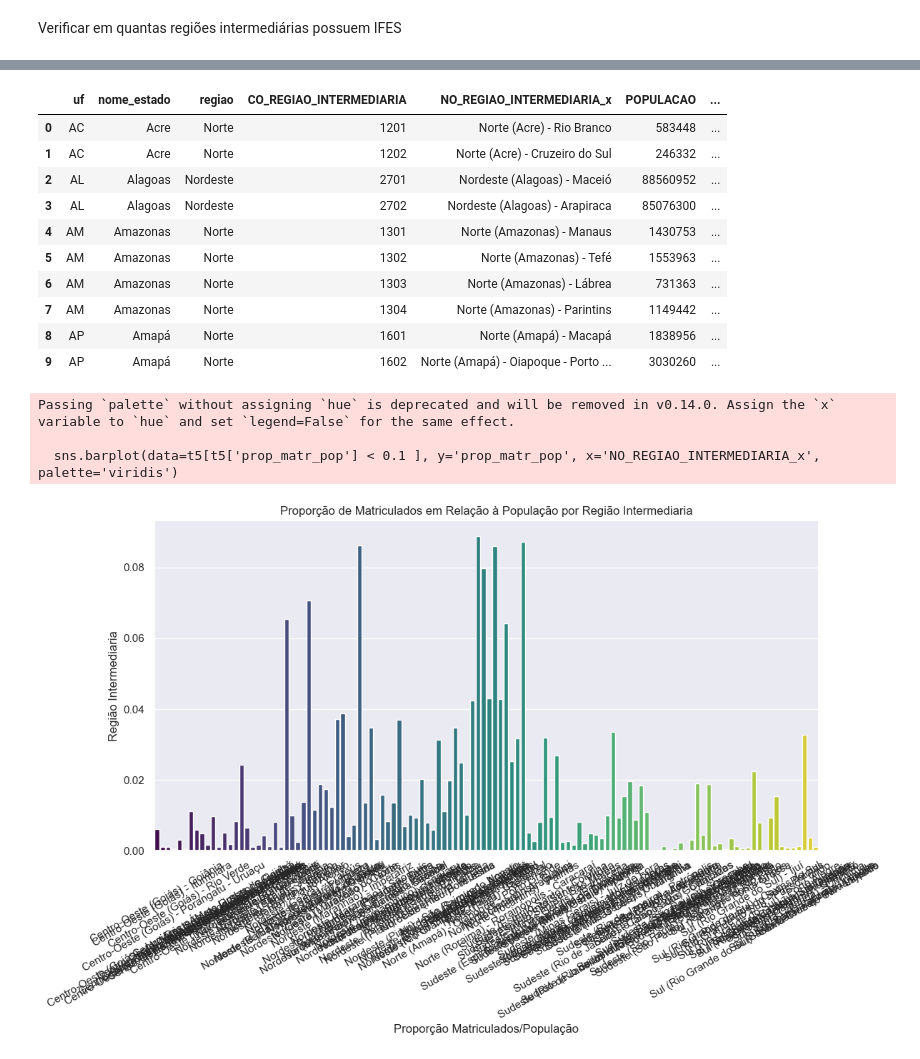
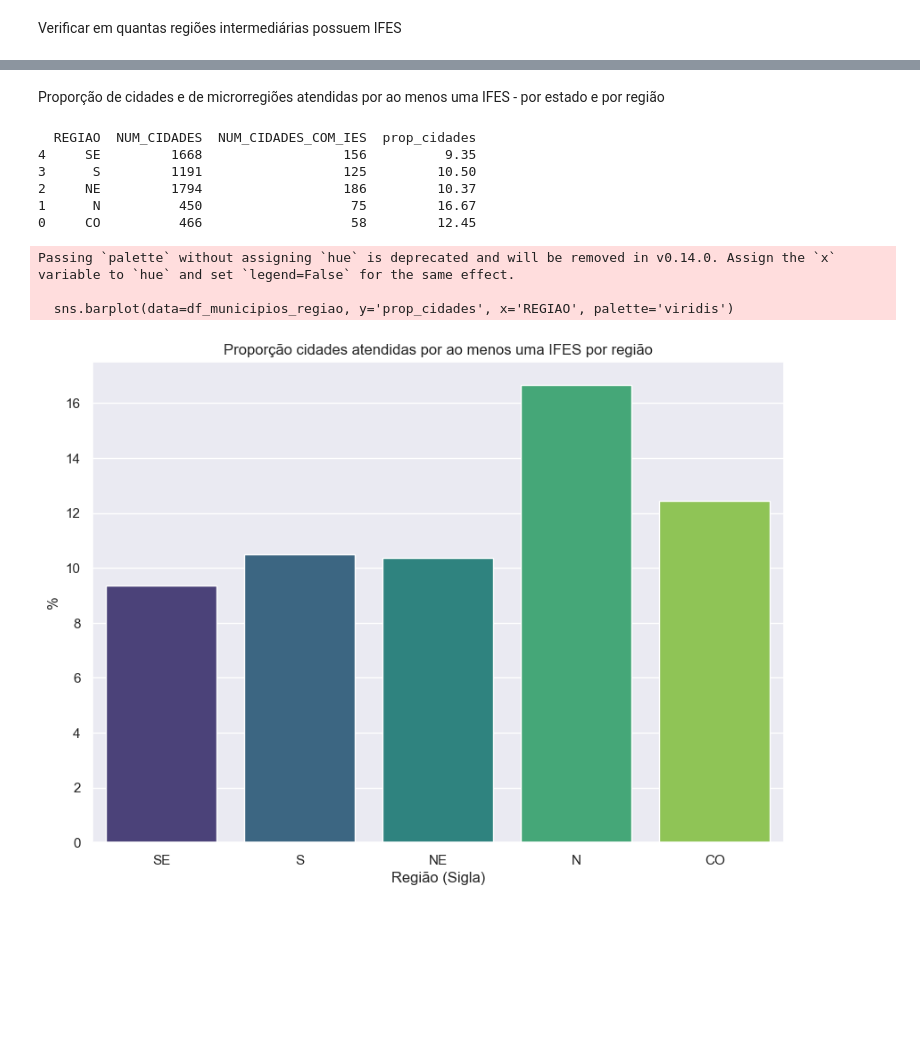
Before and after one commit to AlanaVieira/dados-ies, a Jupyter notebook: cadernos/Dados_IES-giana.ipynb, the cells around one changed output, grey strips where cells are left out. Drawn from its saved outputs; the diff is of its cells as text; code cells hidden in the pictures; blank space fills up the shorter version.

```diff
--- a/cadernos/Dados_IES-giana.ipynb
+++ b/cadernos/Dados_IES-giana.ipynb
@@ -295,34 +152,41 @@ t5
-# %%
-t5['NO_REGIAO_INTERMEDIARIA_x'] = t5['regiao'] + ' (' + t5['nome_estado'] + ')' + ' - ' + t5['NO_REGIAO_INTERMEDIARIA_x']
-t5.head(10)
-# %% [output]
-|  | uf | nome_estado | regiao | CO_REGIAO_INTERMEDIARIA | NO_REGIAO_INTERMEDIARIA_x | POPULACAO | ... |
-| 0 | AC | Acre | Norte | 1201 | Norte (Acre) - Rio Branco | 583448 | ... |
-| 1 | AC | Acre | Norte | 1202 | Norte (Acre) - Cruzeiro do Sul | 246332 | ... |
-| 2 | AL | Alagoas | Nordeste | 2701 | Nordeste (Alagoas) - Maceió | 88560952 | ... |
-| 3 | AL | Alagoas | Nordeste | 2702 | Nordeste (Alagoas) - Arapiraca | 85076300 | ... |
-| 4 | AM | Amazonas | Norte | 1301 | Norte (Amazonas) - Manaus | 1430753 | ... |
-| 5 | AM | Amazonas | Norte | 1302 | Norte (Amazonas) - Tefé | 1553963 | ... |
-| 6 | AM | Amazonas | Norte | 1303 | Norte (Amazonas) - Lábrea | 731363 | ... |
-| 7 | AM | Amazonas | Norte | 1304 | Norte (Amazonas) - Parintins | 1149442 | ... |
-| 8 | AP | Amapá | Norte | 1601 | Norte (Amapá) - Macapá | 1838956 | ... |
-| 9 | AP | Amapá | Norte | 1602 | Norte (Amapá) - Oiapoque - Porto ... | 3030260 | ... |
-# %%
-t5['prop_matr_pop'] = (t5['QT_MAT']*100/t5['POPULACAO'])
-
-# Ordenar por proporção
-t5 = t5.sort_values(by='NO_REGIAO_INTERMEDIARIA_x')
-
-# Criar um gráfico de barras
-plt.figure(figsize=(12, 6))
-sns.barplot(data=t5[t5['prop_matr_pop'] < 0.1 ], y='prop_matr_pop', x='NO_REGIAO_INTERMEDIARIA_x', palette='viridis')
-plt.xlabel('Proporção Matriculados/População')
-plt.ylabel('Região Intermediaria')
-plt.title('Proporção de Matriculados em Relação à População por Região Intermediaria')
-plt.xticks(rotation=30)
-plt.show()
-# %% [output]
-Passing `palette` without assigning `hue` is deprecated and will be removed in v0.14.0. Assign the `x` variable to `hue` and set `legend=False` for the same effect.
-
-  sns.barplot(data=t5[t5['prop_matr_pop'] < 0.1 ], y='prop_matr_pop', x='NO_REGIAO_INTERMEDIARIA_x', palette='viridis')
-[figure, removed]
+# %% [markdown]
+Proporção de cidades e de microrregiões atendidas por ao menos uma IFES - por estado e por região
+# %%
+df_municipios = df_micro_reg.groupby(['REGIAO','NOME_UF']).agg({'POP_IBGE_2022': 'sum', 'COD_IBGE': 'nunique'}).reset_index()
+
+df_municipios = df_municipios.rename(columns={'COD_IBGE':'NUM_CIDADES', 'POP_IBGE_2022':'POPULACAO'})
+
+df_ies_municipio = df_cursos_ies_ibge.groupby(['REGIAO','NOME_UF']).agg({'COD_IBGE':'nunique', 'CO_IES': 'nunique'}).reset_index()
+df_ies_municipio = df_ies_municipio.rename(columns = {'COD_IBGE':'NUM_CIDADES_COM_IES', 'CO_IES': 'NUM_IES'})
+
+df_municipios =df_municipios.merge(df_ies_municipio, how='left', on=['REGIAO','NOME_UF'])
+
+df_municipios = df_municipios.drop(df_municipios[df_municipios['NOME_UF'] == 'Distrito Federal'].index)
+
+df_municipios['NOME_UF'] = df_municipios['REGIAO']  + '/' + df_municipios['NOME_UF']
+# %%
+
+df_municipios_regiao = df_municipios.groupby('REGIAO').agg({'NUM_CIDADES': 'sum', 'NUM_CIDADES_COM_IES': 'sum'}).reset_index()
+df_municipios_regiao['prop_cidades'] = (df_municipios_regiao['NUM_CIDADES_COM_IES']/ df_municipios_regiao['NUM_CIDADES'])*100
+
+df_municipios_regiao = df_municipios_regiao.sort_values(by='REGIAO', ascending=False)
+print(df_municipios_regiao)
+# Criar um gráfico de barras
+plt.figure(figsize=(10, 7))
+sns.barplot(data=df_municipios_regiao, y='prop_cidades', x='REGIAO', palette='viridis')
+plt.ylabel('%')
+plt.xlabel('Região (Sigla)')
+plt.title('Proporção cidades atendidas por ao menos uma IFES por região')
+#plt.xticks(fontsize=8, rotation=30)
+plt.show()
+# %% [output]
+  REGIAO  NUM_CIDADES  NUM_CIDADES_COM_IES  prop_cidades
+4     SE         1668                  156          9.35
+3      S         1191                  125         10.50
+2     NE         1794                  186         10.37
+1      N          450                   75         16.67
+0     CO          466                   58         12.45
+Passing `palette` without assigning `hue` is deprecated and will be removed in v0.14.0. Assign the `x` variable to `hue` and set `legend=False` for the same effect.
+
+  sns.barplot(data=df_municipios_regiao, y='prop_cidades', x='REGIAO', palette='viridis')
+[figure, added]
```
Also changed, not shown: parts of 35 cells of this notebook.
